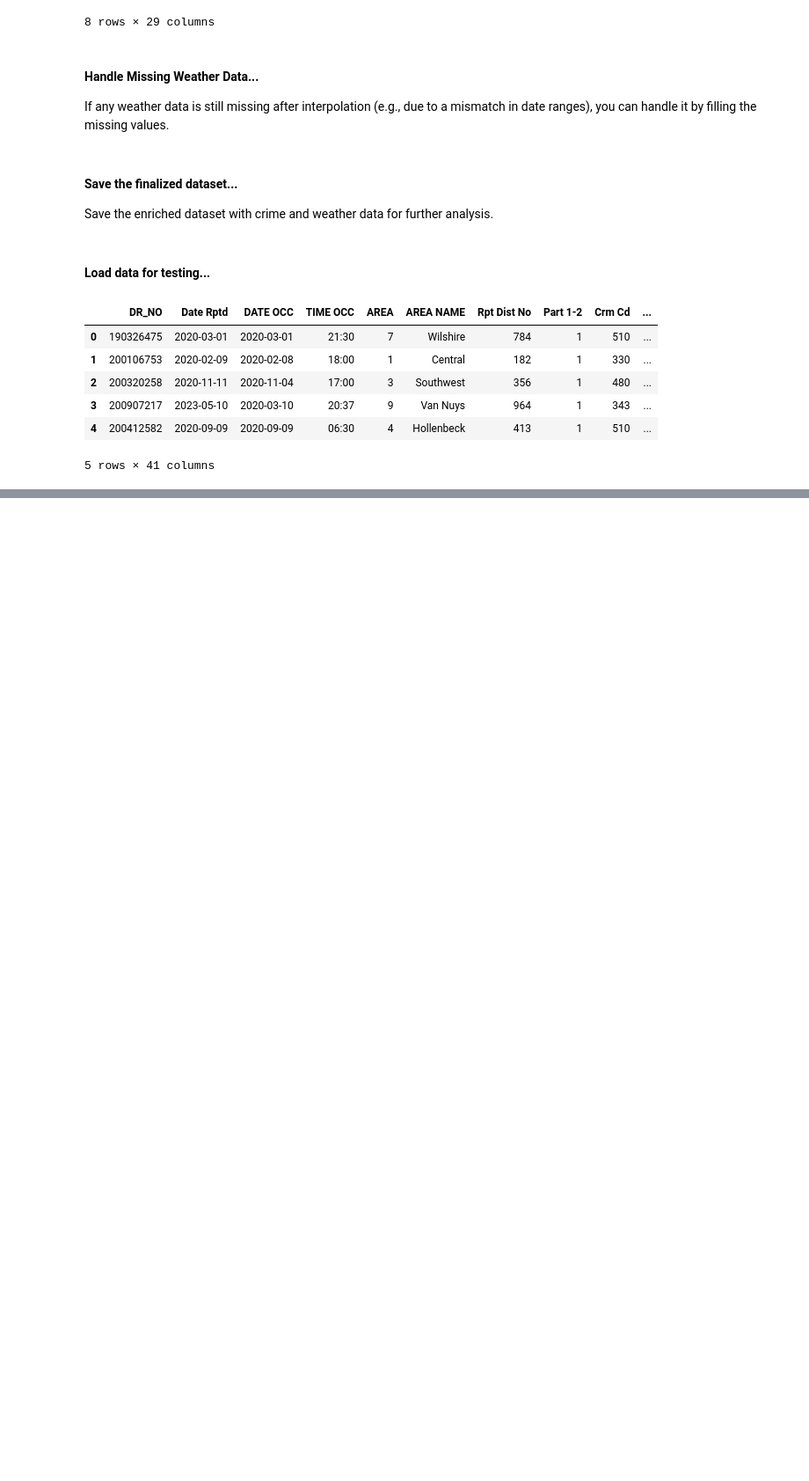
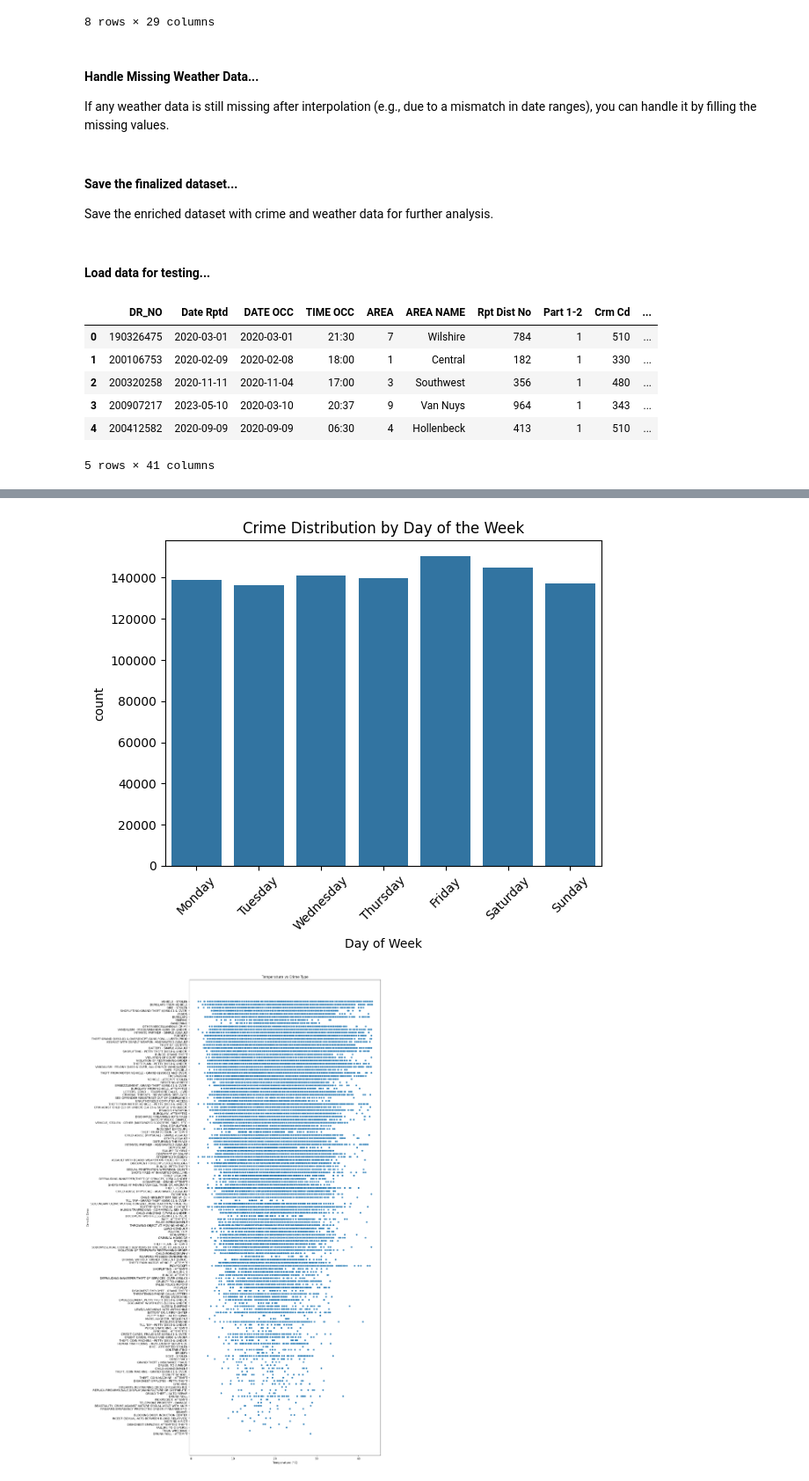
Before and after one commit to MalakaSupun/Crime-Data-Analysis-of-LAPD, a Jupyter notebook: Clean_Data.ipynb, the cells around one changed output, grey strips where cells are left out. Shown at 88% size. Drawn from its saved outputs; the diff is of its cells as text; code cells hidden in the pictures; blank space fills up the shorter version.

```diff
--- a/Clean_Data.ipynb
+++ b/Clean_Data.ipynb
@@ -339,0 +380,25 @@ new_data.head()
+# %%
+merged_df=new_data
+# %%
+import matplotlib.pyplot as plt
+import seaborn as sns
+
+# Ensure 'Date/Time' is a datetime object
+merged_df['Date/Time'] = pd.to_datetime(merged_df['Date/Time'], errors='coerce')
+
+
+# Plot crime distribution by day of the week
+merged_df['Day of Week'] = merged_df['Date/Time'].dt.day_name()
+sns.countplot(data=merged_df, x='Day of Week', order=['Monday', 'Tuesday', 'Wednesday', 'Thursday', 'Friday', 'Saturday', 'Sunday'])
+plt.title('Crime Distribution by Day of the Week')
+plt.xticks(rotation=45)
+plt.show()
+
+# Temperature vs Crime (Scatter plot)
+plt.figure(figsize=(12,30))
+sns.scatterplot(x=merged_df['Temperature (°C)'], y=merged_df['Crm Cd Desc'])
+plt.title('Temperature vs Crime Type')
+plt.show()
+# %% [output]
+[figure, added]
+[figure, added]
```
Also changed, not shown: parts of 2 cells of this notebook.
